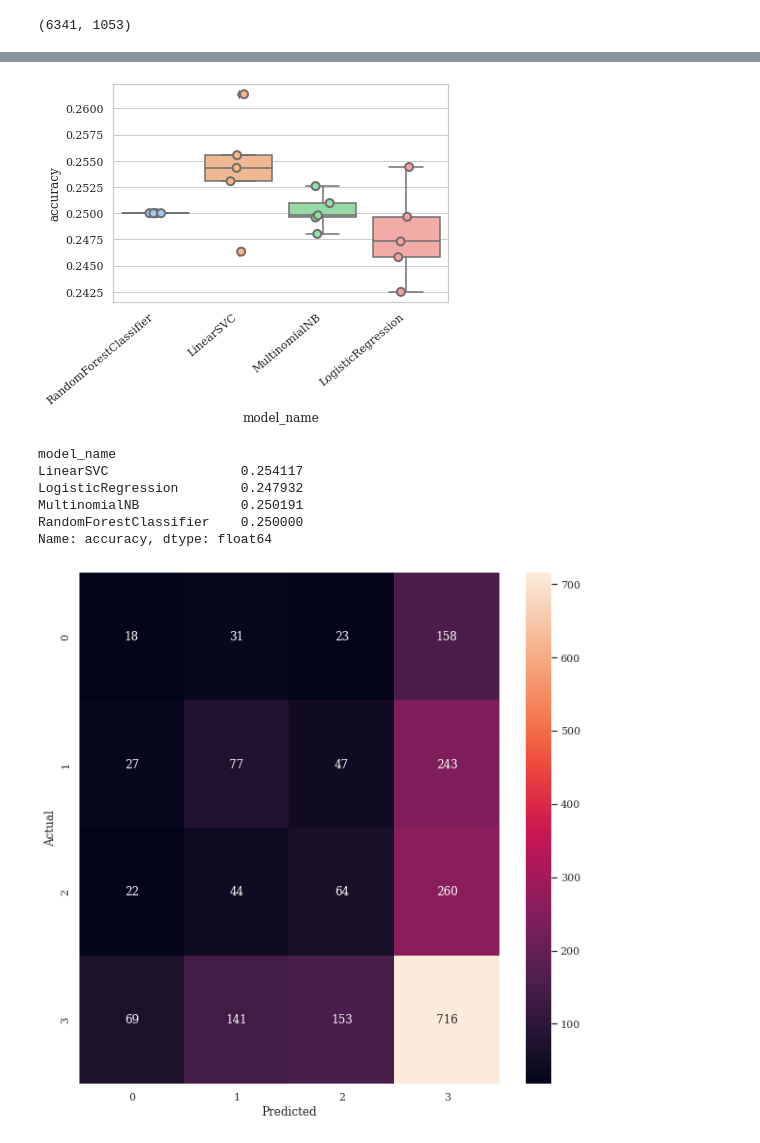
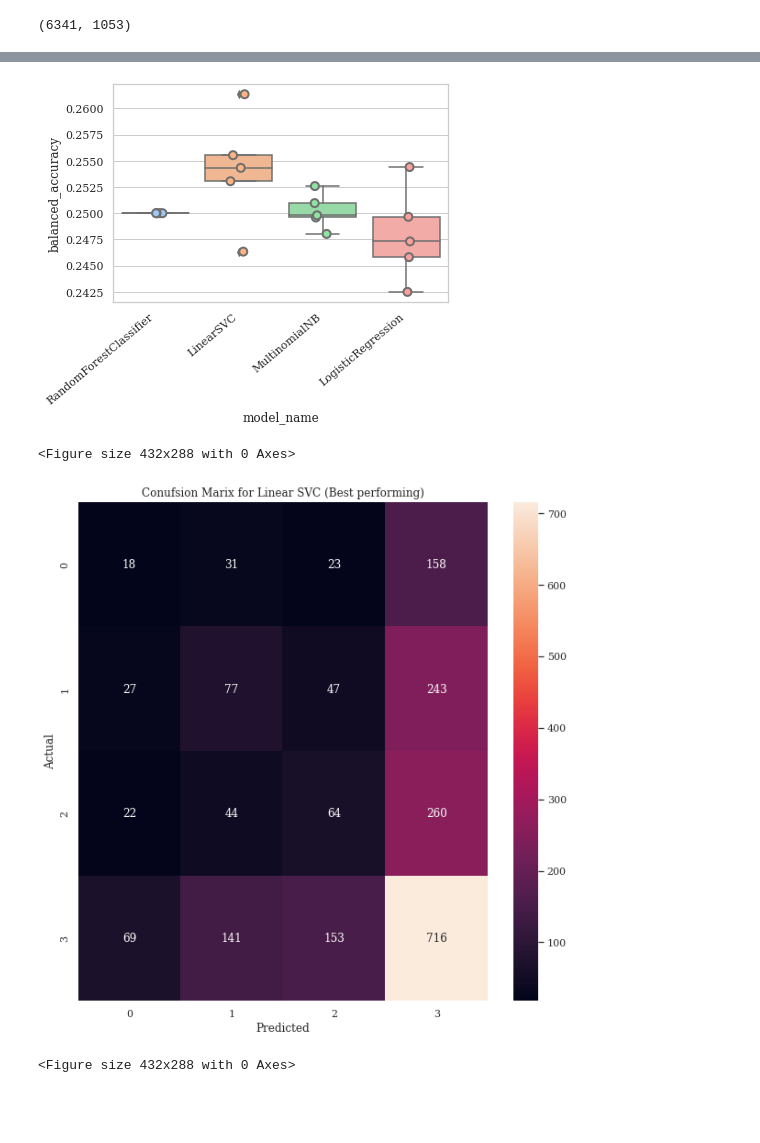
Before and after one commit to kenza-amira/Head_Motion_Classify, a Jupyter notebook: Scikit.ipynb, the cells around one changed output, grey strips where cells are left out. Cells and saved outputs as stored; diff of their text form; code cells hidden in the pictures; blank space fills up the shorter version.

```diff
--- a/Scikit.ipynb
+++ b/Scikit.ipynb
@@ -38,5 +42,8 @@ plt.show()
+# %%
+import pickle
+kmeans = pickle.load(open("/content/drive/MyDrive/UG4_Data/kmeans_on_all", "rb"))
 # %%
-kmeans = KMeans(n_clusters=4, init = 'k-means++', max_iter=300, n_init=10, random_state=0)
+# kmeans = KMeans(n_clusters=4, init = 'k-means++', max_iter=300, n_init=10, random_state=0)
 y_kmeans = kmeans.fit_predict(all_ys)
 # %%
 classes = np.unique(y_kmeans)
@@ -137,17 +138,12 @@ cv_df = pd.DataFrame(entries, columns=['model_name', 'fold_idx', 'accuracy'])
 # %%
-sns.boxplot(x='model_name', y='accuracy', data=cv_df)
-ax = sns.stripplot(x='model_name', y='accuracy', data=cv_df,
+sns.boxplot(x='model_name', y='balanced_accuracy', data=cv_df)
+ax = sns.stripplot(x='model_name', y='balanced_accuracy', data=cv_df,
               size=8, jitter=True, edgecolor="gray", linewidth=2)
 ax.set_xticklabels(ax.get_xticklabels(), rotation = 40, ha = 'right')
 plt.show()
+plt.savefig(
+    "Box_plot_avg"
+    )
 # %% [output]
-[figure, old version]
+[figure, new version]
+<Figure size 432x288 with 0 Axes>
-# %%
-cv_df.groupby('model_name').accuracy.mean()
-# %% [output]
-model_name
-LinearSVC                 0.254117
-LogisticRegression        0.247932
-MultinomialNB             0.250191
-RandomForestClassifier    0.250000
-Name: accuracy, dtype: float64
@@ -154,16 +153,21 @@ Name: accuracy, dtype: float64
 # %%
 from sklearn.model_selection import train_test_split
 model = LinearSVC(C=4)
 X_train, X_test, y_train, y_test, indices_train, indices_test = train_test_split(features, labels, range(0,len(X)), test_size=0.33, random_state=0, stratify=labels)
 model.fit(X_train, y_train)
 y_pred = model.predict(X_test)
 from sklearn.metrics import confusion_matrix
 conf_mat = confusion_matrix(y_test, y_pred)
 fig, ax = plt.subplots(figsize=(10,10))
 sns.heatmap(conf_mat, annot=True, fmt='d',
             xticklabels=classes, yticklabels=classes)
 plt.ylabel('Actual')
 plt.xlabel('Predicted')
+plt.title('Conufsion Marix for Linear SVC (Best performing)')
 plt.show()
+plt.savefig(
+    "Best_model_conf"
+    )
 # %% [output]
-[figure, old version]
+[figure, new version]
+<Figure size 432x288 with 0 Axes>
```
Also changed, not shown: parts of 9 cells of this notebook.
